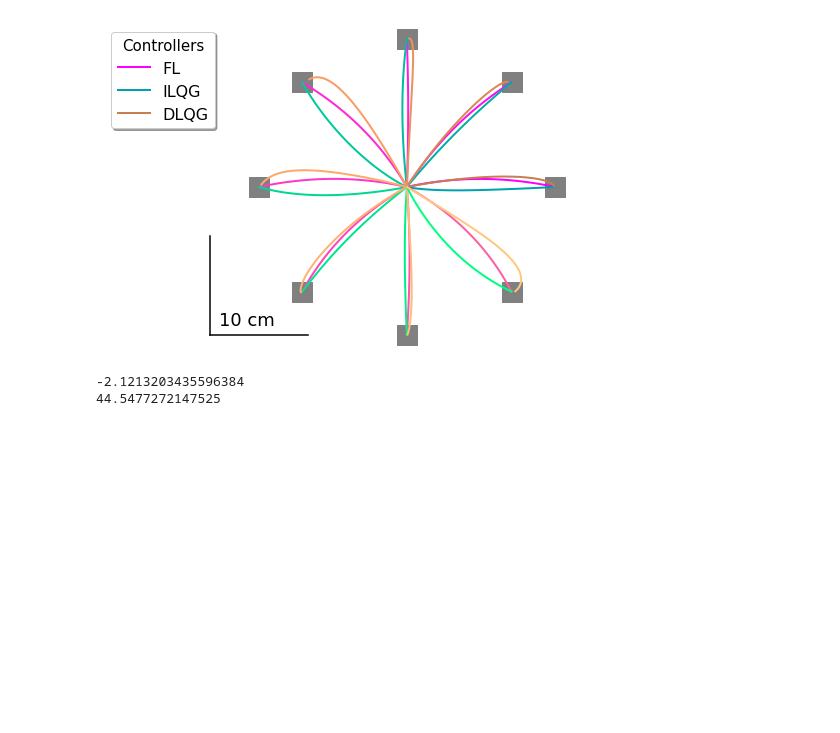
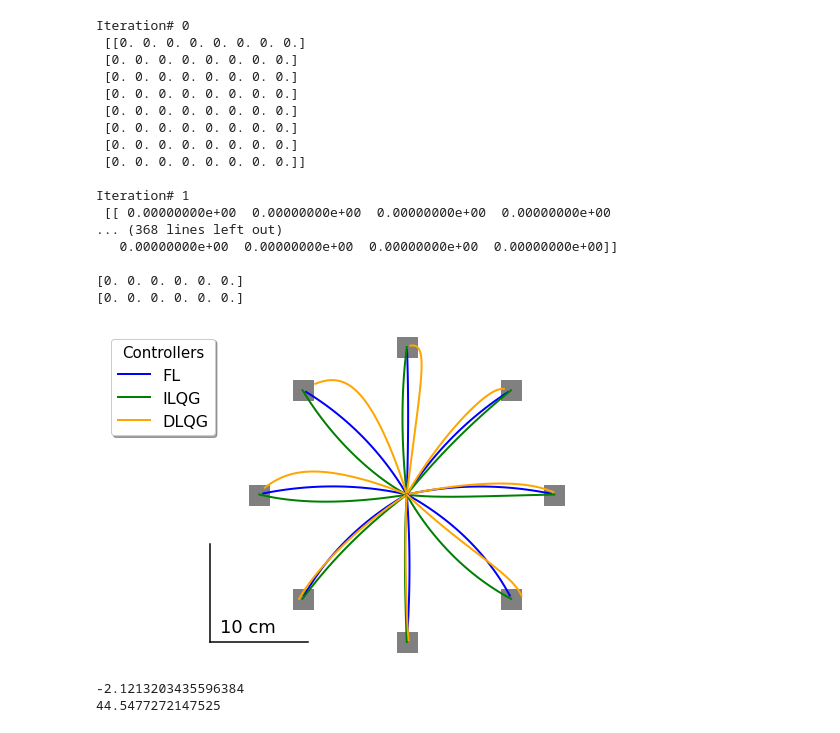
Before and after one commit to AlexandreThy/PhD, a Jupyter notebook: CurrentParts/ILQGvsFL.ipynb, the cells around one changed output. Cells and saved outputs as stored; diff of their text form; code cells hidden in the pictures; blank space fills up the shorter version.

```diff
--- a/CurrentParts/ILQGvsFL.ipynb
+++ b/CurrentParts/ILQGvsFL.ipynb
@@ -145,37 +147,54 @@ Solution found
 # %%
 start = np.array([0,35])
 d = 15
 
     # Plot results
 
-Duration = [.4]
+Duration = [.3]
 fig,ax = plt.subplots(figsize=(10, 6))
 for k in range(len(Duration)):
     colorlist1 = get_colors_from_colormap(20,"spring")[:8]
     colorlist2 = get_colors_from_colormap(20,"winter")[-8:]
     colorlist3 = get_colors_from_colormap(20,"copper")[-8:]
     for i,angles in enumerate(np.linspace(0,2*pi,9)[:-1]):
         color1,color2,color3 = colorlist1[i],colorlist2[i],colorlist3[i]
         end = start + np.array([d*cos(angles),d*sin(angles)])
         plt.axis("equal")
-        X,Y,_,x=Feedback_Linearization(Duration[k],w1=1e4,w2=1e4,w3=1,w4=1,r1 = 1e-7,r2=1e-7,starting_point=start,targets=end,plot = False,Showu=True,Num_iter=60,Delay = 0)
-        plt.plot(X+50*k,Y,color = color1,linewidth = 2,label = "FL")
+        X,Y,_,x=Feedback_Linearization(Duration[k],w1=1e4,w2=1e4,w3=1,w4=1,r1 = 1e-4,r2=1e-4,starting_point=start,targets=end,plot = False,Showu=True,Num_iter=60,Delay = 0)
+        plt.plot(X+50*k,Y,color = "blue",linewidth = 2,label = "FL")
 
-        X,Y,_,xilqg=ILQG(Duration[k],start=start,targets=end,plot = False)
-        plt.plot(X+50*k,Y,color = color2,linewidth = 2,label = "ILQG")
+        X,Y,_,xilqg=ILQG(Duration[k],start=start,targets=end,plot = False,r1 = 1e-2)
+        plt.plot(X+50*k,Y,color = "green",linewidth = 2,label = "ILQG")
 
-        X,Y,_,xlqg=BestLQG(Duration[k],starting_point=start,targets=end,plot = False,Num_iter=60,r1 = 1e-4,r2 = 1e-4)
-        plt.plot(X+50*k,Y,color = color3,linewidth = 2,label = "DLQG")
+        X,Y,_,xlqg=BestLQG(Duration[k],starting_point=start,targets=end,plot = False,Num_iter=60,r1 = 1e-2,r2 = 1e-2)
+        plt.plot(X+50*k,Y,color = "orange",linewidth = 2,label = "DLQG")
 
         plt.scatter([end[0]+50*k],[end[1]],color = "grey",s = 400,marker = "s")
         if i == 0 : MultipleLabel(fontsize = 16,title_fontsize=15,side = "upper left")
     delete_axis(ax)
     delete_ticks(ax)
     add_scale_cm(-20,20,10,fontsize =18)
 plt.savefig("FLILQG1.png",dpi = 200)
 plt.show()
 # %% [output]
+Iteration# 0
+ [[0. 0. 0. 0. 0. 0. 0. 0.]
+ [0. 0. 0. 0. 0. 0. 0. 0.]
+ [0. 0. 0. 0. 0. 0. 0. 0.]
+ [0. 0. 0. 0. 0. 0. 0. 0.]
+ [0. 0. 0. 0. 0. 0. 0. 0.]
+ [0. 0. 0. 0. 0. 0. 0. 0.]
+ [0. 0. 0. 0. 0. 0. 0. 0.]
+ [0. 0. 0. 0. 0. 0. 0. 0.]]
+
+Iteration# 1
+ [[ 0.00000000e+00  0.00000000e+00  0.00000000e+00  0.00000000e+00
+... (368 lines left out)
+   0.00000000e+00  0.00000000e+00  0.00000000e+00  0.00000000e+00]]
+
+[0. 0. 0. 0. 0. 0.]
+[0. 0. 0. 0. 0. 0.]
-[figure, old version]
+[figure, new version]
 # %%
 from math import *
 
```
Also changed, not shown: parts of 10 cells of this notebook, 5 other files.
